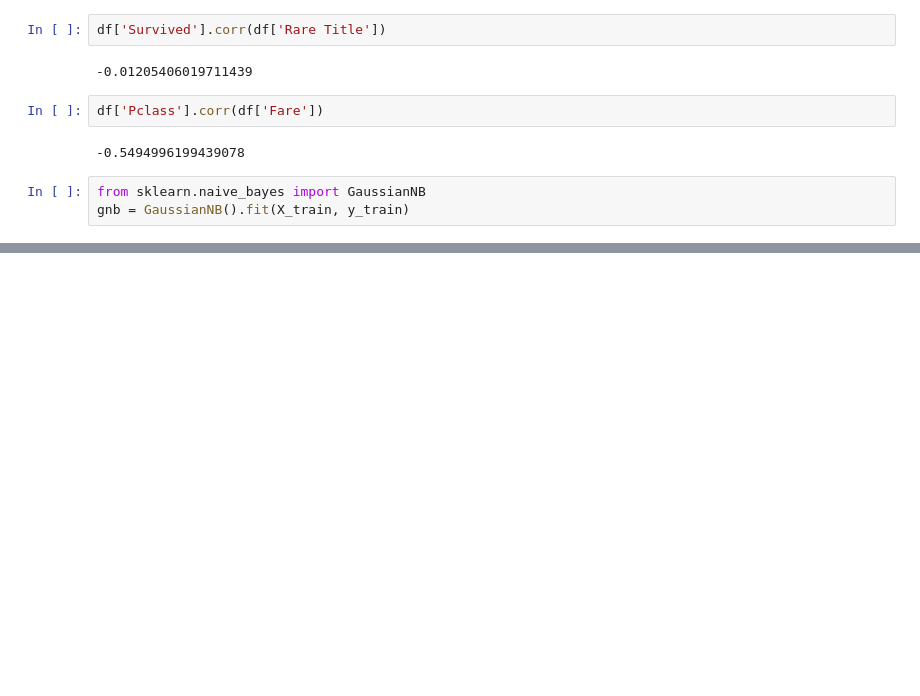
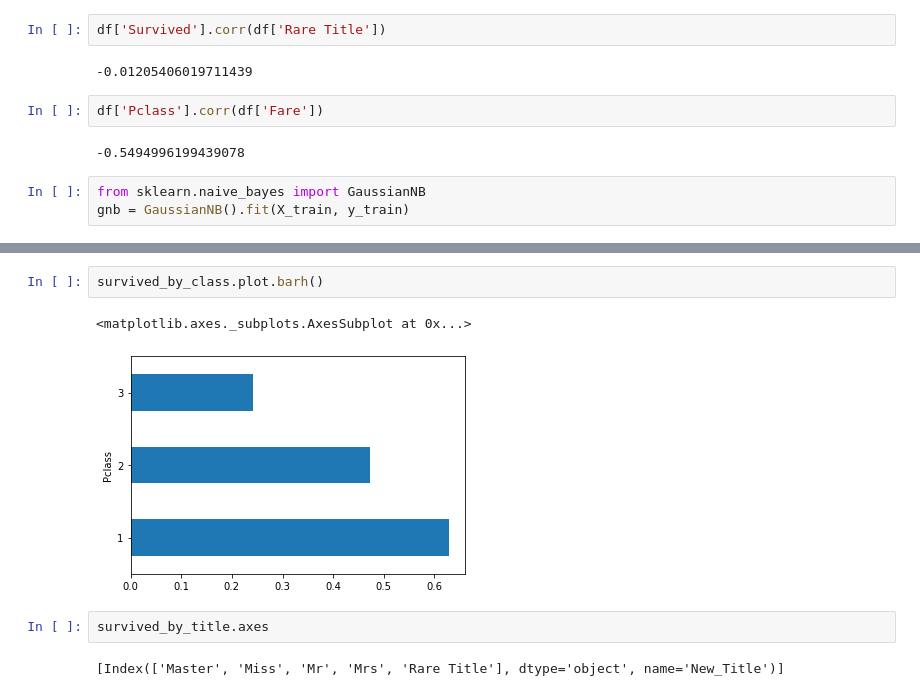
Before and after one commit to schlattk/kaggle_titanic, a Jupyter notebook: titanic01.ipynb, the cells around one changed output, grey strips where cells are left out. Cells and saved outputs as stored; diff of their text form; blank space fills up the shorter version.

```diff
--- a/titanic01.ipynb
+++ b/titanic01.ipynb
@@ -414,0 +433,9 @@ pickle.dump(lasso_model, open("lasso_alpha_0.5", "wb"))
+# %%
+survived_by_class.plot.barh()
+# %% [output]
+<matplotlib.axes._subplots.AxesSubplot at 0x...>
+[figure, added]
+# %%
+survived_by_title.axes
+# %% [output]
+[Index(['Master', 'Miss', 'Mr', 'Mrs', 'Rare Title'], dtype='object', name='New_Title')]
```
Also changed, not shown: parts of 18 cells of this notebook, 1 other file.
